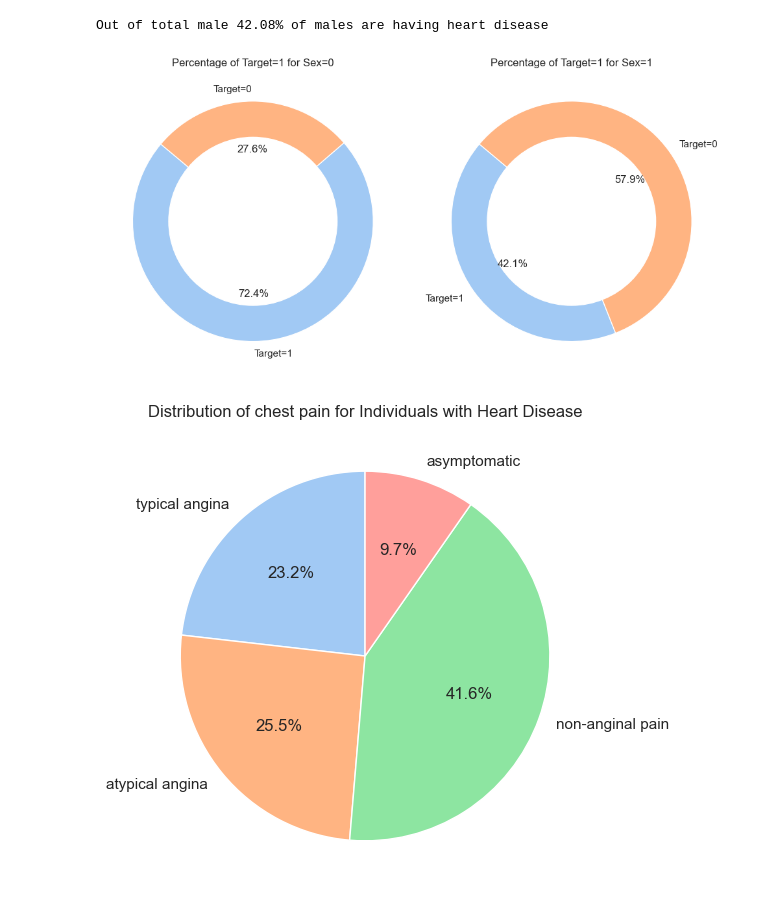
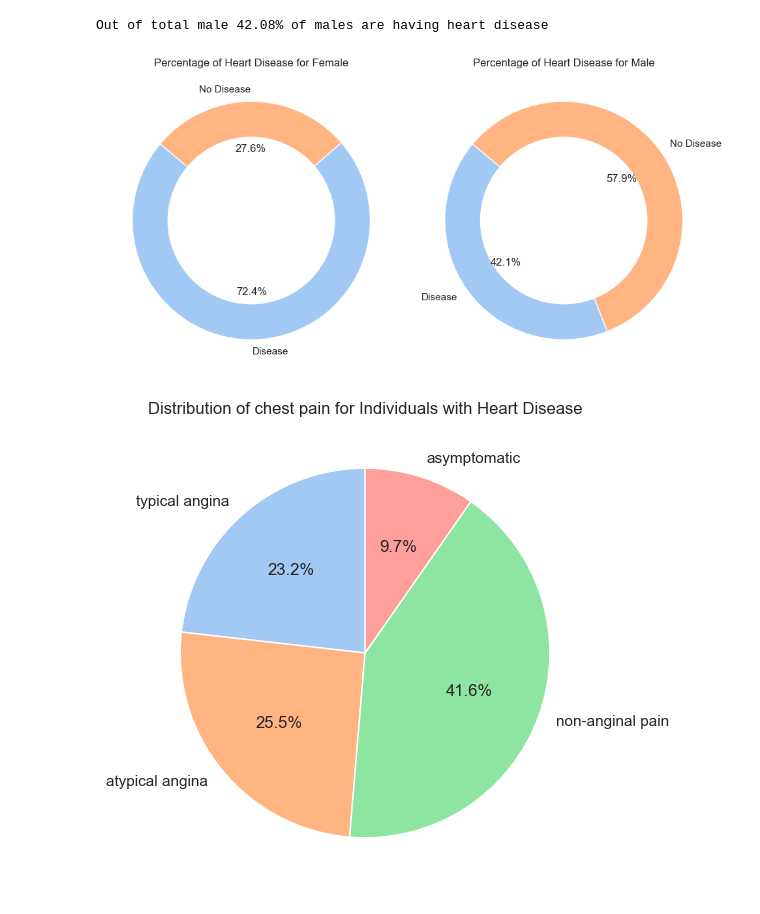
Before and after one commit to arunChauhan-coder/project, a Jupyter notebook: Heart_Disease_Predictoin/Heart_disease.ipynb, the cells around one changed output. Drawn from its saved outputs; the diff is of its cells as text; code cells hidden in the pictures.

Commit message:
Update_donut_chart

```diff
--- a/Heart_Disease_Predictoin/Heart_disease.ipynb
+++ b/Heart_Disease_Predictoin/Heart_disease.ipynb
@@ -292,25 +292,25 @@ Out of total male 42.08% of males are having heart disease
 # %%
 # Create the pie charts
 fig, axs = plt.subplots(1, 2, figsize=(10, 6))
 
 # Pie chart for sex=0
-axs[0].pie([per_0, 100-per_0], labels=['Target=1', 'Target=0'], autopct='%1.1f%%', startangle=140,colors=sns.color_palette('pastel'))
-axs[0].title.set_text('Percentage of Target=1 for Sex=0')
+axs[0].pie([per_0, 100-per_0], labels=['Disease', 'No Disease'], autopct='%1.1f%%', startangle=140,colors=sns.color_palette('pastel'))
+axs[0].title.set_text('Percentage of Heart Disease for Female')
 circle = plt.Circle((0, 0), 0.7, color='white')
 p = plt.gcf()
 axs[0].add_artist(circle)
 
 # Pie chart for sex=1
-axs[1].pie([per_1, 100-per_1], labels=['Target=1', 'Target=0'], autopct='%1.1f%%', startangle=140,colors=sns.color_palette('pastel'))
-axs[1].title.set_text('Percentage of Target=1 for Sex=1')
+axs[1].pie([per_1, 100-per_1], labels=['Disease', 'No Disease'], autopct='%1.1f%%', startangle=140,colors=sns.color_palette('pastel'))
+axs[1].title.set_text('Percentage of Heart Disease for Male')
 circle = plt.Circle((0, 0), 0.7, color='white')
 p = plt.gcf()
 axs[1].add_artist(circle)
 
 plt.tight_layout()
 plt.show()
 # %% [output]
-[figure, old version]
+[figure, new version]
 # %%
 #df.loc[(df['target']==1)&(df['cp']==2),'cp'].value_counts()[2]/df.loc[df['target']==1,'cp'].value_counts().sum()*100
 # %%
```
Also changed, not shown: parts of 16 cells of this notebook.
